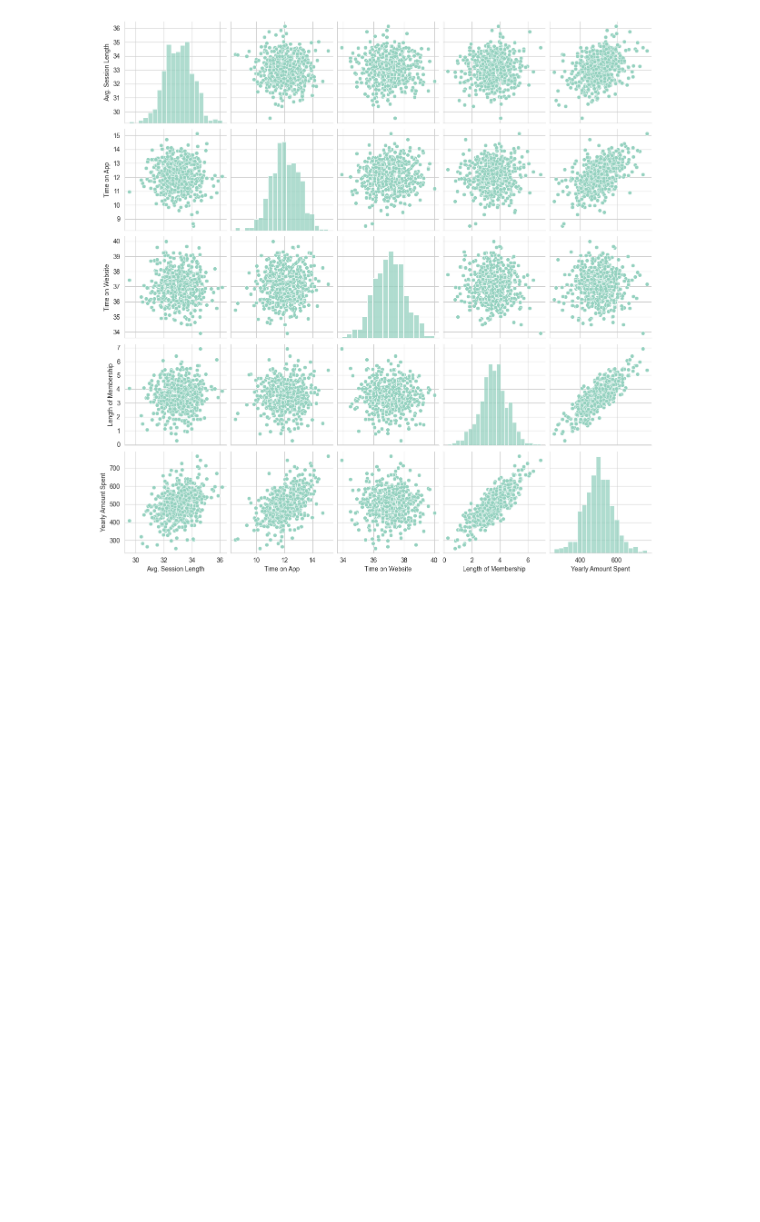
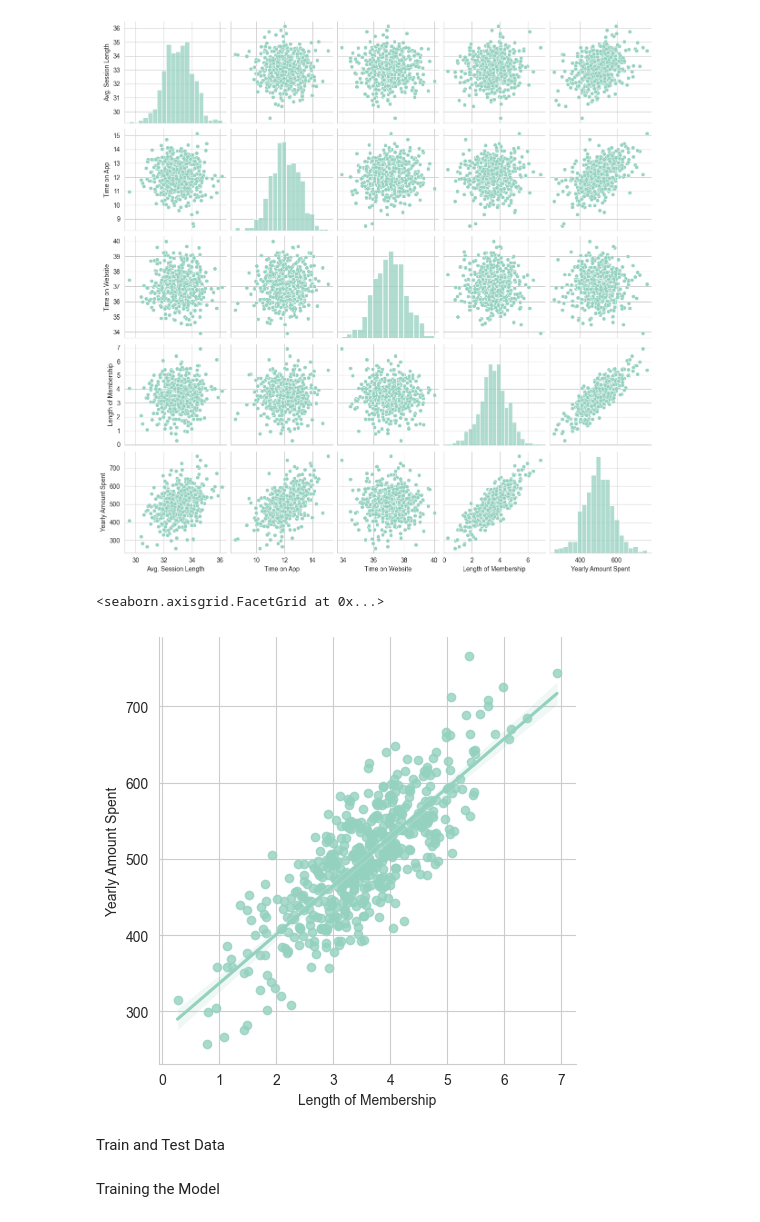
Before and after one commit to Genzeldy/Ecommerce-Linear-Regression, a Jupyter notebook: Notebook.ipynb, the cells around one changed output. Drawn from its saved outputs; the diff is of its cells as text; code cells hidden in the pictures; blank space fills up the shorter version.

```diff
--- a/Notebook.ipynb
+++ b/Notebook.ipynb
@@ -65,3 +65,12 @@ sns.pairplot(customers)
 # %% [output]
 <seaborn.axisgrid.PairGrid at 0x...>
 [figure]
+# %%
+# the most correlated feature with Yearly Amount Spent based on above plot is 'Length of Membership'
+#Linear model plot of these 2 features -
+sns.lmplot(x='Length of Membership', y='Yearly Amount Spent', data = customers)
+# %% [output]
+<seaborn.axisgrid.FacetGrid at 0x...>
+[figure, added]
+# %% [markdown]
+Train and Test Data
@@ -67,0 +84,2 @@ sns.pairplot(customers)
+# %% [markdown]
+Training the Model
```
Also changed, not shown: parts of 18 cells of this notebook.
